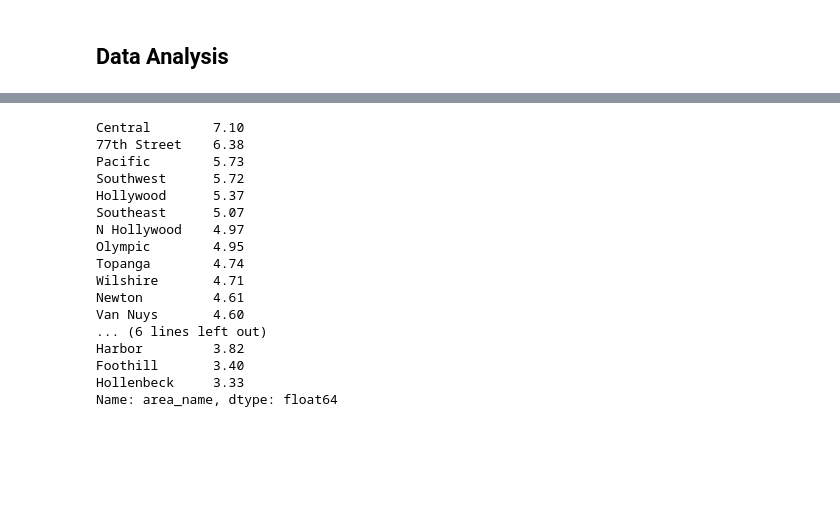
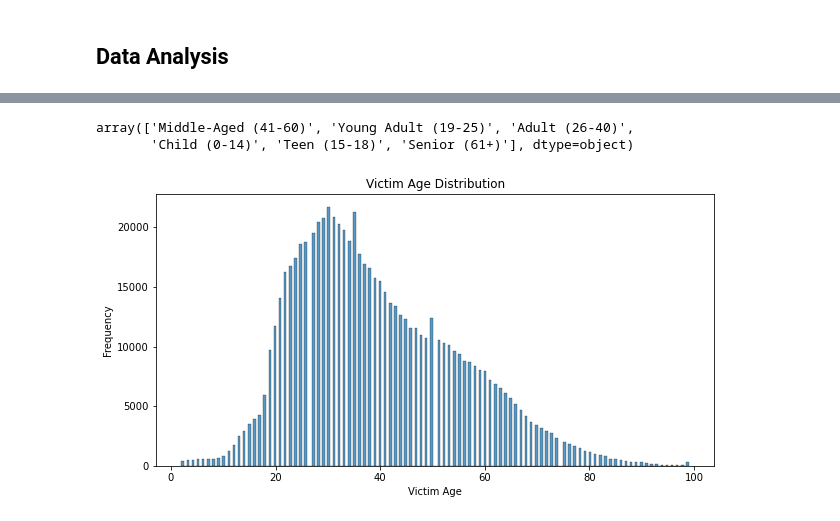
Before and after one commit to CarlosCapili/Data-Analysis-Portfolio, a Jupyter notebook: Python Analysis Projects/Los Angeles Crime/LA_Crime.ipynb, the cells around one changed output, grey strips where cells are left out. Saved outputs shown, nothing was run; the diff lists cells and outputs as text; code cells hidden in the pictures; blank space fills up the shorter version.

```diff
--- a/Python Analysis Projects/Los Angeles Crime/LA_Crime.ipynb
+++ b/Python Analysis Projects/Los Angeles Crime/LA_Crime.ipynb
@@ -399,0 +550,3 @@ Cleaned dataset shape: (707180, 20)
+# %%
+# Drop rows with ages less than or equal to 0
+df.drop(df[df['vict_age'] <= 0].index, inplace= True)
@@ -399,0 +559,3 @@ Cleaned dataset shape: (707180, 20)
+# %%
+# Drop row with victim age of 120, aint nobody that old in LA
+df.drop(df[df['vict_age'] >= 100].index, inplace= True)
@@ -399,0 +575,16 @@ Cleaned dataset shape: (707180, 20)
+# %%
+# Add age group feature
+cond_list = [
+    df['vict_age'] <= 14, # Child (0-14)
+    (df['vict_age'] >= 15) & (df['vict_age'] <= 18), # Teen (15-18)
+    (df['vict_age'] >= 19) & (df['vict_age'] <= 25), # Young Adult (19-25)
+    (df['vict_age'] >= 26) & (df['vict_age'] <= 40), # Adult (26-40)
+    (df['vict_age'] >= 41) & (df['vict_age'] <= 60), # Middle-Aged (41-60)
+    (df['vict_age'] >= 61), # Senior (61+)
+
+]
+
+age_groups = ["Child (0-14)", "Teen (15-18)", "Young Adult (19-25)",
+              "Adult (26-40)", "Middle-Aged (41-60)", "Senior (61+)"]
+
+df['age_groups'] = np.select(cond_list, age_groups, "Invalid Age")
@@ -860,21 +627,30 @@ plt.show()
-# %%
-# What are the percentages of crime in the areas?
-round((df_cleaned['area_name'].value_counts() / df_cleaned.shape[0] * 100), 2)
-# %% [output]
-Central        7.10
-77th Street    6.38
-Pacific        5.73
-Southwest      5.72
-Hollywood      5.37
-Southeast      5.07
-N Hollywood    4.97
-Olympic        4.95
-Topanga        4.74
-Wilshire       4.71
-Newton         4.61
-Van Nuys       4.60
-... (6 lines left out)
-Harbor         3.82
-Foothill       3.40
-Hollenbeck     3.33
-Name: area_name, dtype: float64
+# %%
+df['age_groups'].unique()
+# %% [output]
+array(['Middle-Aged (41-60)', 'Young Adult (19-25)', 'Adult (26-40)',
+       'Child (0-14)', 'Teen (15-18)', 'Senior (61+)'], dtype=object)
+# %%
+# Create a new column to sort the age groups from youngest to oldest when plotting
+cond_list = [
+    df['age_groups'] == 'Child (0-14)', # 1
+    df['age_groups'] == 'Teen (15-18)', # 2
+    df['age_groups'] == 'Young Adult (19-25)', # 3
+    df['age_groups'] == 'Adult (26-40)', # 4
+    df['age_groups'] == 'Middle-Aged (41-60)', # 5
+    df['age_groups'] == 'Senior (61+)' # 6
+]
+
+order_list = [1,2,3,4,5,6]
+
+# Add new age group order feature
+df['age_group_order'] = np.select(cond_list, order_list, 0)
+# %%
+# Distribution of victim ages
+plt.figure(figsize=(10,5))
+sns.histplot(data=df, x='vict_age')
+plt.title("Victim Age Distribution")
+plt.xlabel("Victim Age")
+plt.ylabel("Frequency")
+plt.show()
+# %% [output]
+[figure, added]
```
Also changed, not shown: parts of 117 cells of this notebook, 3 other files.
